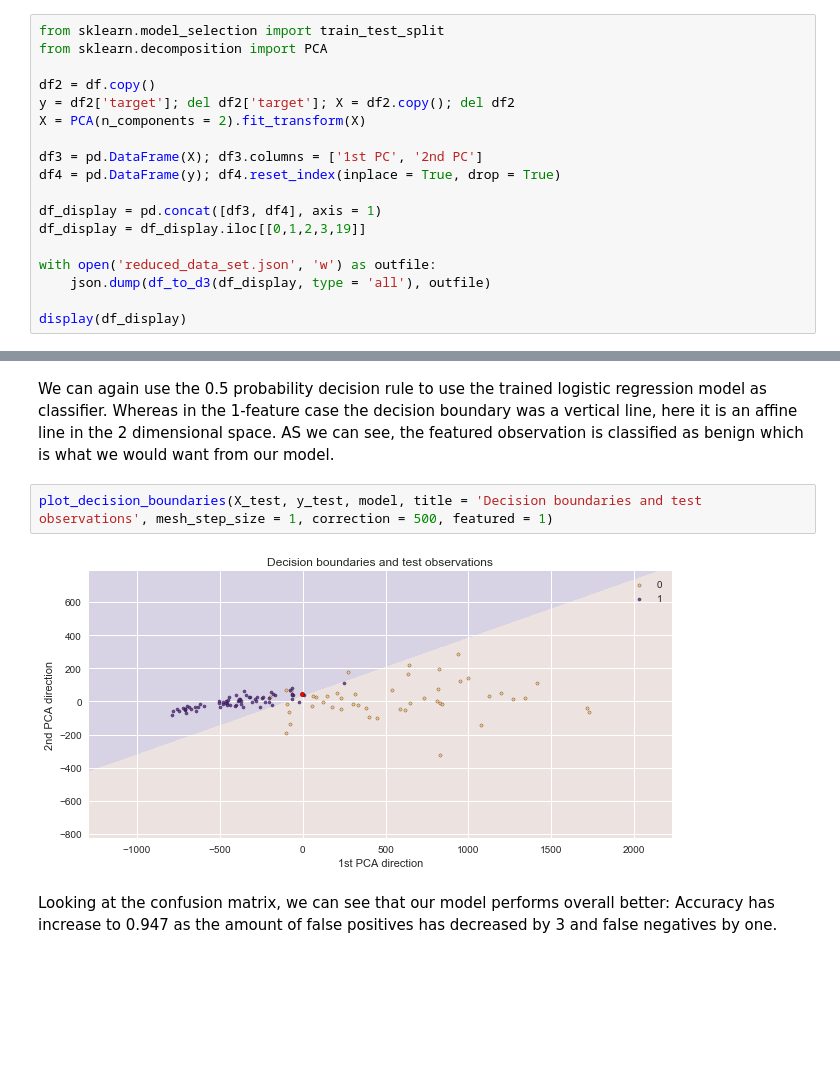
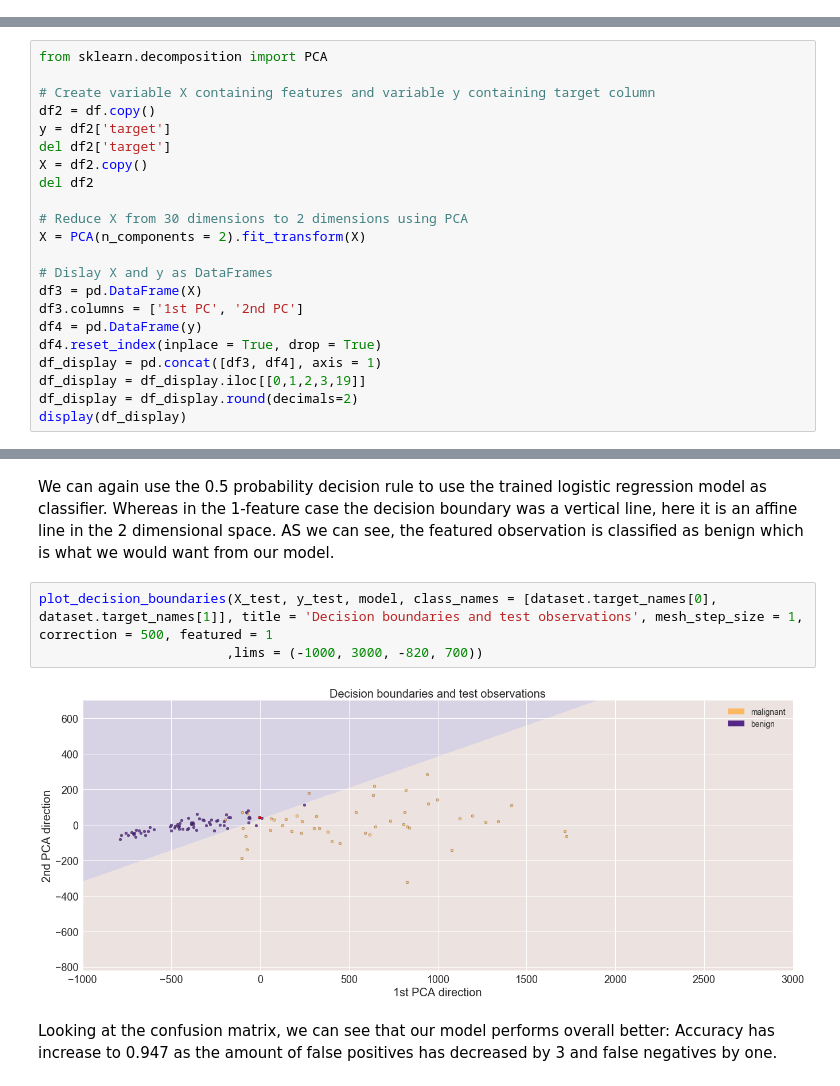
Before and after one commit to NoobQuant/Data_Science_Projects, a Jupyter notebook: logistic_regression/Logistic regression visualized.ipynb, the cells around one changed output, grey strips where cells are left out. Drawn from its saved outputs; the diff is of its cells as text; blank space fills up the shorter version.

```diff
--- a/logistic_regression/Logistic regression visualized.ipynb
+++ b/logistic_regression/Logistic regression visualized.ipynb
@@ -356,18 +6,0 @@ In the code cell below we make a copy of the dataset where the feature space is
-# %%
-from sklearn.model_selection import train_test_split
-from sklearn.decomposition import PCA
-
-df2 = df.copy()
-y = df2['target']; del df2['target']; X = df2.copy(); del df2
-X = PCA(n_components = 2).fit_transform(X)
-
-df3 = pd.DataFrame(X); df3.columns = ['1st PC', '2nd PC']
-df4 = pd.DataFrame(y); df4.reset_index(inplace = True, drop = True)
-
-df_display = pd.concat([df3, df4], axis = 1)
-df_display = df_display.iloc[[0,1,2,3,19]]
-
-with open('reduced_data_set.json', 'w') as outfile:
-    json.dump(df_to_d3(df_display, type = 'all'), outfile)
-
-display(df_display)
@@ -540,0 +426,22 @@ We can use confusion matrix to display how well our classifier performs
+# %%
+from sklearn.decomposition import PCA
+
+# Create variable X containing features and variable y containing target column
+df2 = df.copy()
+y = df2['target']
+del df2['target']
+X = df2.copy()
+del df2
+
+# Reduce X from 30 dimensions to 2 dimensions using PCA
+X = PCA(n_components = 2).fit_transform(X)
+
+# Dislay X and y as DataFrames
+df3 = pd.DataFrame(X)
+df3.columns = ['1st PC', '2nd PC']
+df4 = pd.DataFrame(y)
+df4.reset_index(inplace = True, drop = True)
+df_display = pd.concat([df3, df4], axis = 1)
+df_display = df_display.iloc[[0,1,2,3,19]]
+df_display = df_display.round(decimals=2)
+display(df_display)
@@ -633,9 +710,10 @@ plot_bars(y_probs_2d, 113)
 # %% [markdown]
 We can again use the 0.5 probability decision rule to use the trained logistic regression model as classifier. Whereas in the 1-feature case the decision boundary was a vertical line, here it is an affine line in the 2 dimensional space. AS we can see, the featured observation is classified as benign which is what we would want from our model.
 # %%
-plot_decision_boundaries(X_test, y_test, model, title = 'Decision boundaries and test observations', mesh_step_size = 1, correction = 500, featured = 1)
+plot_decision_boundaries(X_test, y_test, model, class_names = [dataset.target_names[0], dataset.target_names[1]], title = 'Decision boundaries and test observations', mesh_step_size = 1, correction = 500, featured = 1
+                        ,lims = (-1000, 3000, -820, 700))
 # %% [output]
-[figure, old version]
+[figure, new version]
 # %% [markdown]
 Looking at the confusion matrix, we can see that our model performs overall better: Accuracy has increase to 0.947 as the amount of false positives has decreased by 3 and false negatives by one.
 # %%
```
Also changed, not shown: parts of 81 cells of this notebook, 4 other files.
